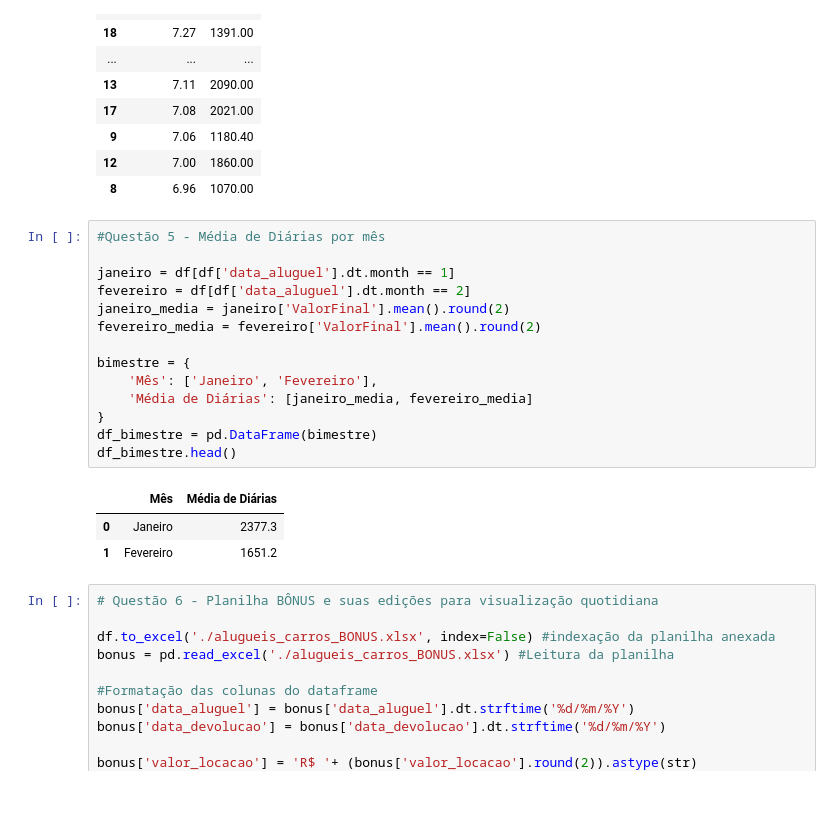
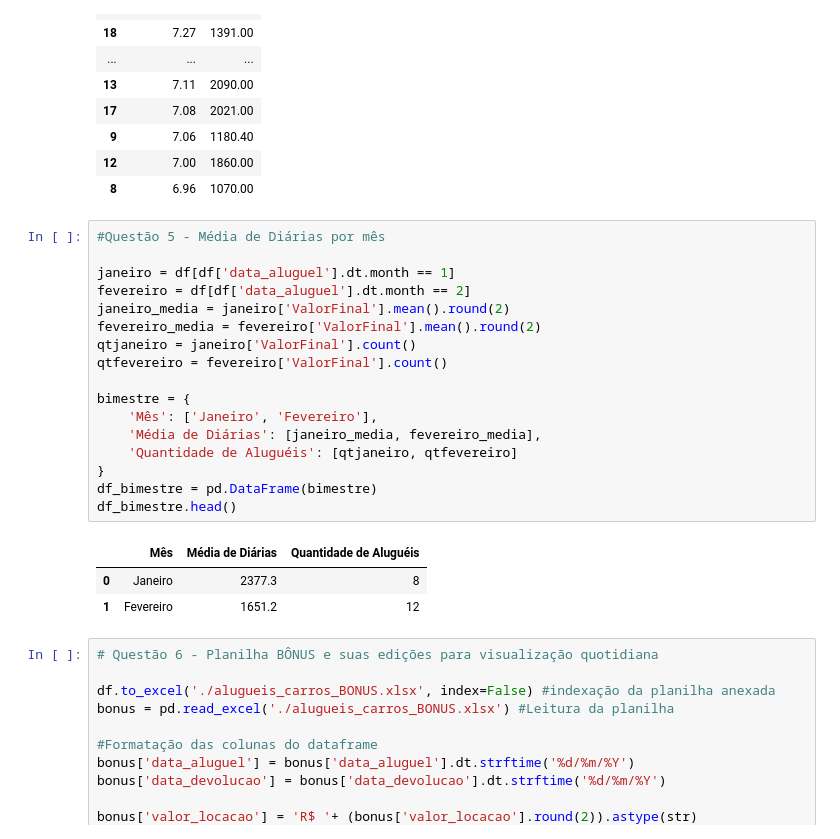
Before and after one commit to ResidenciaSerratecDados/AnaliseDadosPython, a Jupyter notebook: Tempo_Carros/Pandas_Series_Dataframes.ipynb, the cells around one changed output. Saved outputs shown, nothing was run; the diff lists cells and outputs as text; blank space fills up the shorter version.

Commit message:
Finalização

```diff
--- a/Tempo_Carros/Pandas_Series_Dataframes.ipynb
+++ b/Tempo_Carros/Pandas_Series_Dataframes.ipynb
@@ -1196,21 +1196,24 @@ grade.head(20)
 # %%
 #Questão 5 - Média de Diárias por mês
 
 janeiro = df[df['data_aluguel'].dt.month == 1]
 fevereiro = df[df['data_aluguel'].dt.month == 2]
 janeiro_media = janeiro['ValorFinal'].mean().round(2)
 fevereiro_media = fevereiro['ValorFinal'].mean().round(2)
+qtjaneiro = janeiro['ValorFinal'].count()
+qtfevereiro = fevereiro['ValorFinal'].count()
 
 bimestre = {
     'Mês': ['Janeiro', 'Fevereiro'],
-    'Média de Diárias': [janeiro_media, fevereiro_media]
+    'Média de Diárias': [janeiro_media, fevereiro_media],
+    'Quantidade de Aluguéis': [qtjaneiro, qtfevereiro]
 }
 df_bimestre = pd.DataFrame(bimestre)
 df_bimestre.head()
 # %% [output]
-|  | Mês | Média de Diárias |
-| 0 | Janeiro | 2377.3 |
-| 1 | Fevereiro | 1651.2 |
+|  | Mês | Média de Diárias | Quantidade de Aluguéis |
+| 0 | Janeiro | 2377.3 | 8 |
+| 1 | Fevereiro | 1651.2 | 12 |
 # %%
 # Questão 6 - Planilha BÔNUS e suas edições para visualização quotidiana
 
```
Also changed, not shown: 1 other file.
